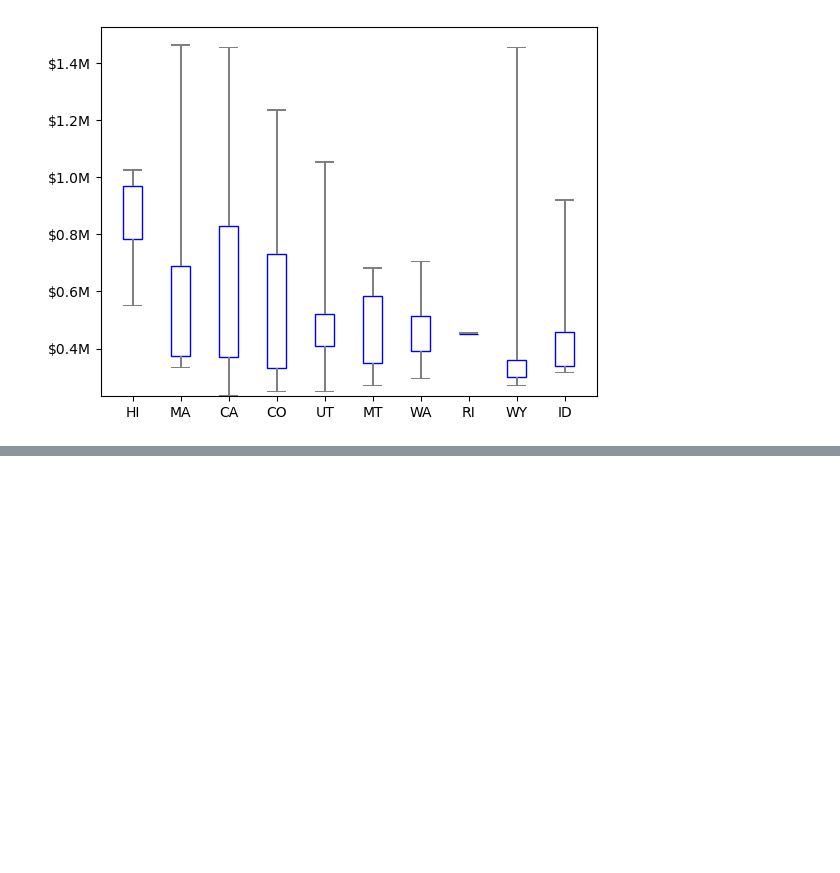
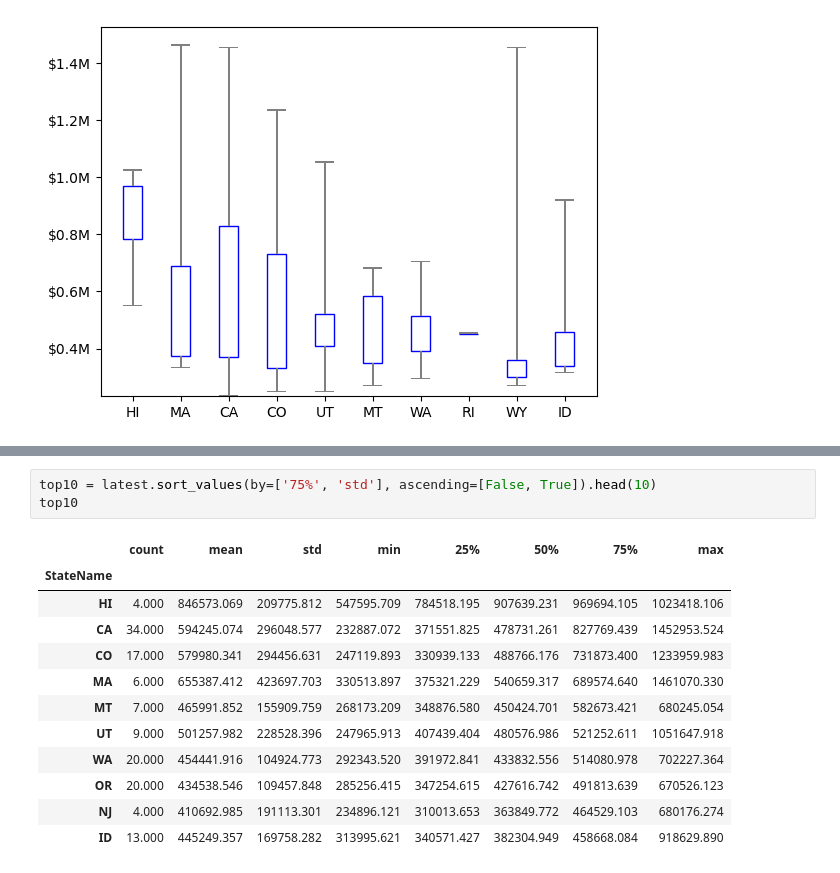
Before and after one commit to jsuddsjr/data-exploration, a Jupyter notebook: 02-data-viz.ipynb, the cells around one changed output, grey strips where cells are left out. Cells and saved outputs as stored; diff of their text form; blank space fills up the shorter version.

```diff
--- a/02-data-viz.ipynb
+++ b/02-data-viz.ipynb
@@ -94,0 +124,16 @@ plt.show()
+# %%
+top10 = latest.sort_values(by=['75%', 'std'], ascending=[False, True]).head(10)
+top10
+# %% [output]
+|  | count | mean | std | min | 25% | 50% | 75% | max |
+| StateName |  |  |  |  |  |  |  |  |
+| HI | 4.000 | 846573.069 | 209775.812 | 547595.709 | 784518.195 | 907639.231 | 969694.105 | 1023418.106 |
+| CA | 34.000 | 594245.074 | 296048.577 | 232887.072 | 371551.825 | 478731.261 | 827769.439 | 1452953.524 |
+| CO | 17.000 | 579980.341 | 294456.631 | 247119.893 | 330939.133 | 488766.176 | 731873.400 | 1233959.983 |
+| MA | 6.000 | 655387.412 | 423697.703 | 330513.897 | 375321.229 | 540659.317 | 689574.640 | 1461070.330 |
+| MT | 7.000 | 465991.852 | 155909.759 | 268173.209 | 348876.580 | 450424.701 | 582673.421 | 680245.054 |
+| UT | 9.000 | 501257.982 | 228528.396 | 247965.913 | 407439.404 | 480576.986 | 521252.611 | 1051647.918 |
+| WA | 20.000 | 454441.916 | 104924.773 | 292343.520 | 391972.841 | 433832.556 | 514080.978 | 702227.364 |
+| OR | 20.000 | 434538.546 | 109457.848 | 285256.415 | 347254.615 | 427616.742 | 491813.639 | 670526.123 |
+| NJ | 4.000 | 410692.985 | 191113.301 | 234896.121 | 310013.653 | 363849.772 | 464529.103 | 680176.274 |
+| ID | 13.000 | 445249.357 | 169758.282 | 313995.621 | 340571.427 | 382304.949 | 458668.084 | 918629.890 |
```
Also changed, not shown: parts of 11 cells of this notebook, 2 other files.
